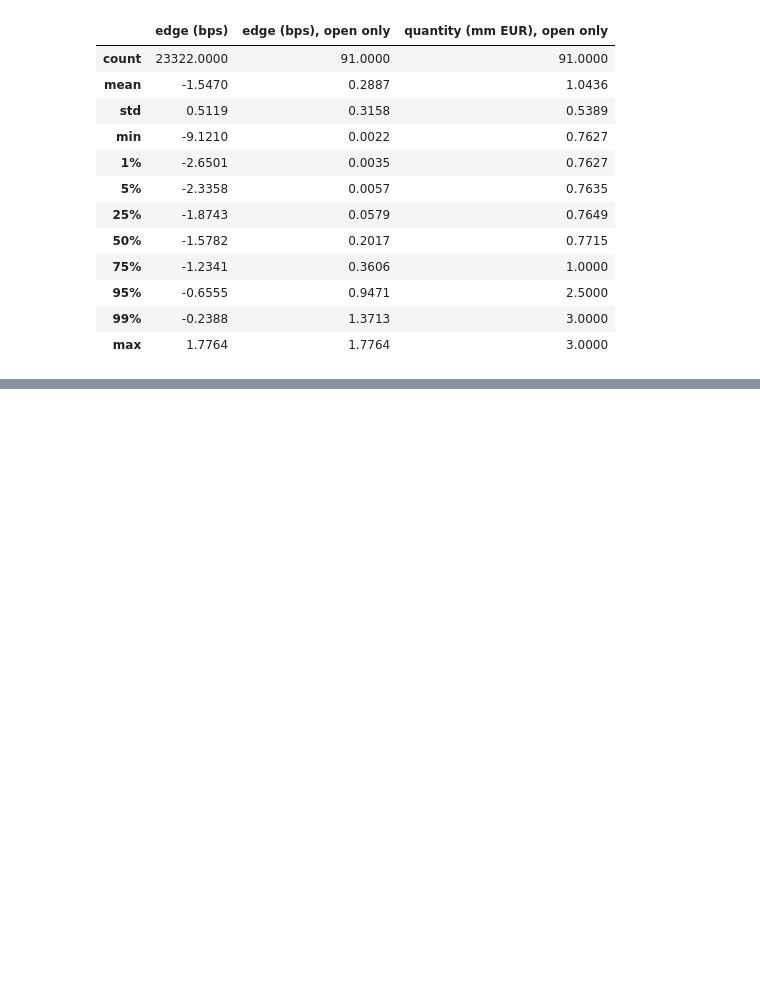
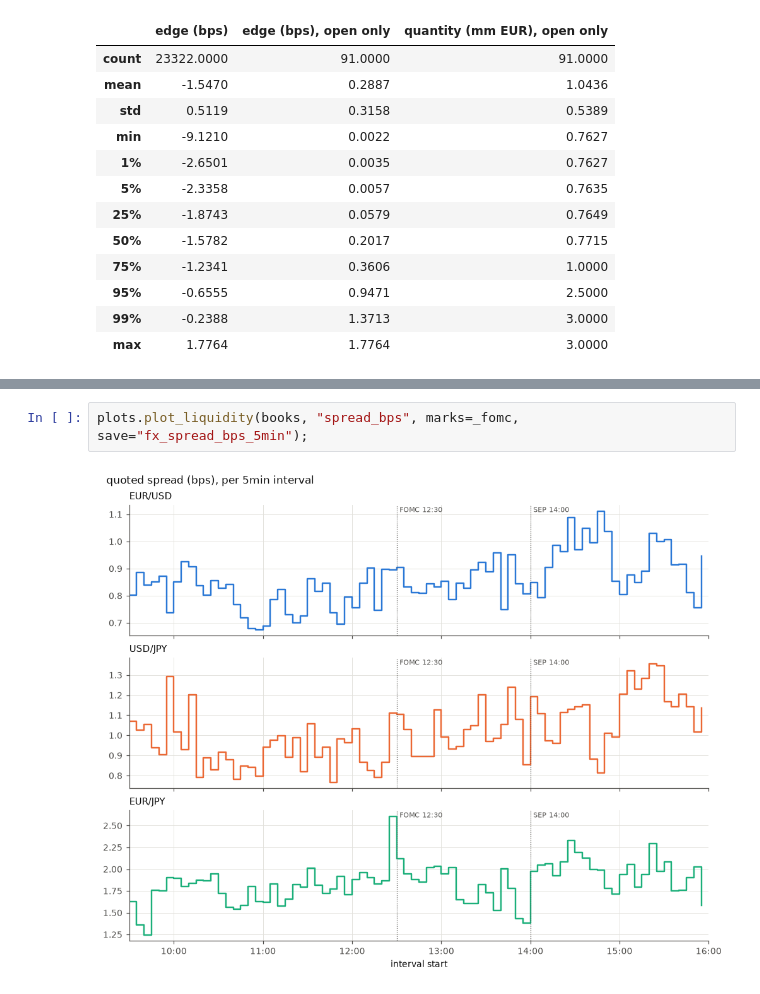
Before and after one commit to jack-duncan/230X-psets, a Jupyter notebook: ps1/notebooks/currencies.ipynb, the cells around one changed output, grey strips where cells are left out. Cells and saved outputs as stored; diff of their text form; blank space fills up the shorter version.

```diff
--- a/ps1/notebooks/currencies.ipynb
+++ b/ps1/notebooks/currencies.ipynb
@@ -613,0 +593,4 @@ table.round(4)
+# %%
+plots.plot_liquidity(books, "spread_bps", marks=_fomc, save="fx_spread_bps_5min");
+# %% [output]
+[figure, added]
```
Also changed, not shown: parts of 16 cells of this notebook, 17 other files.
